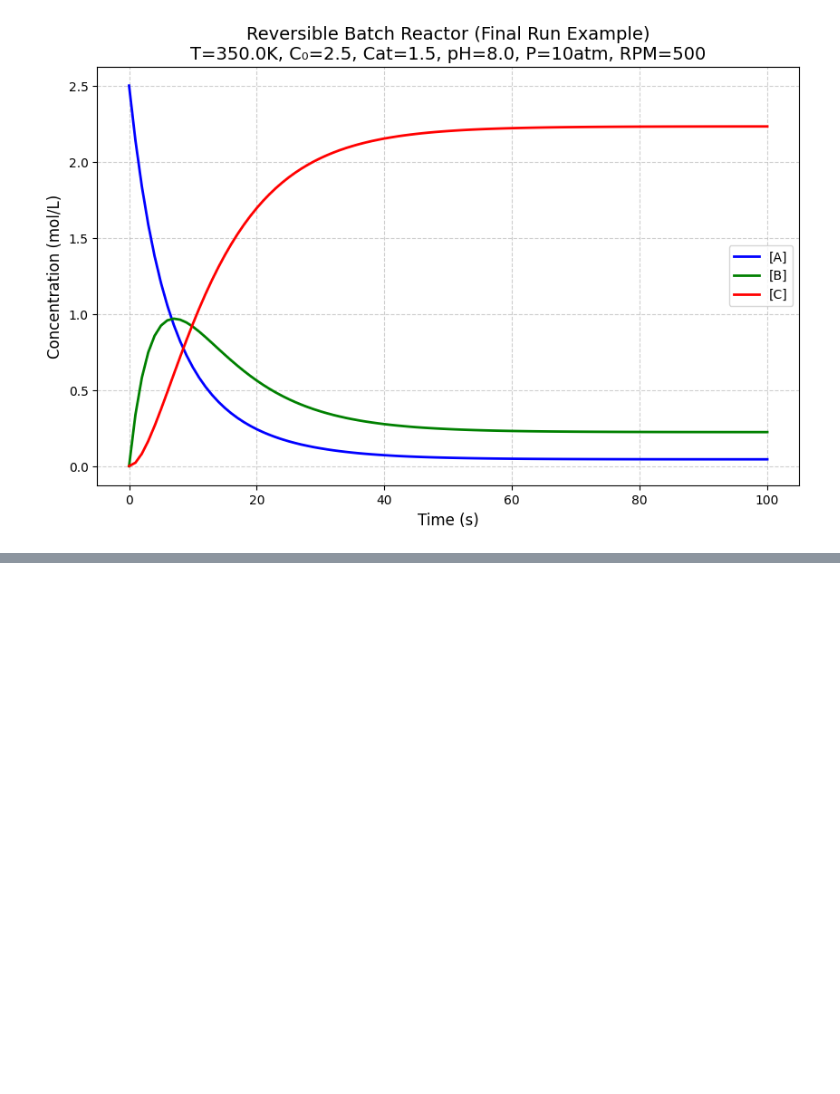
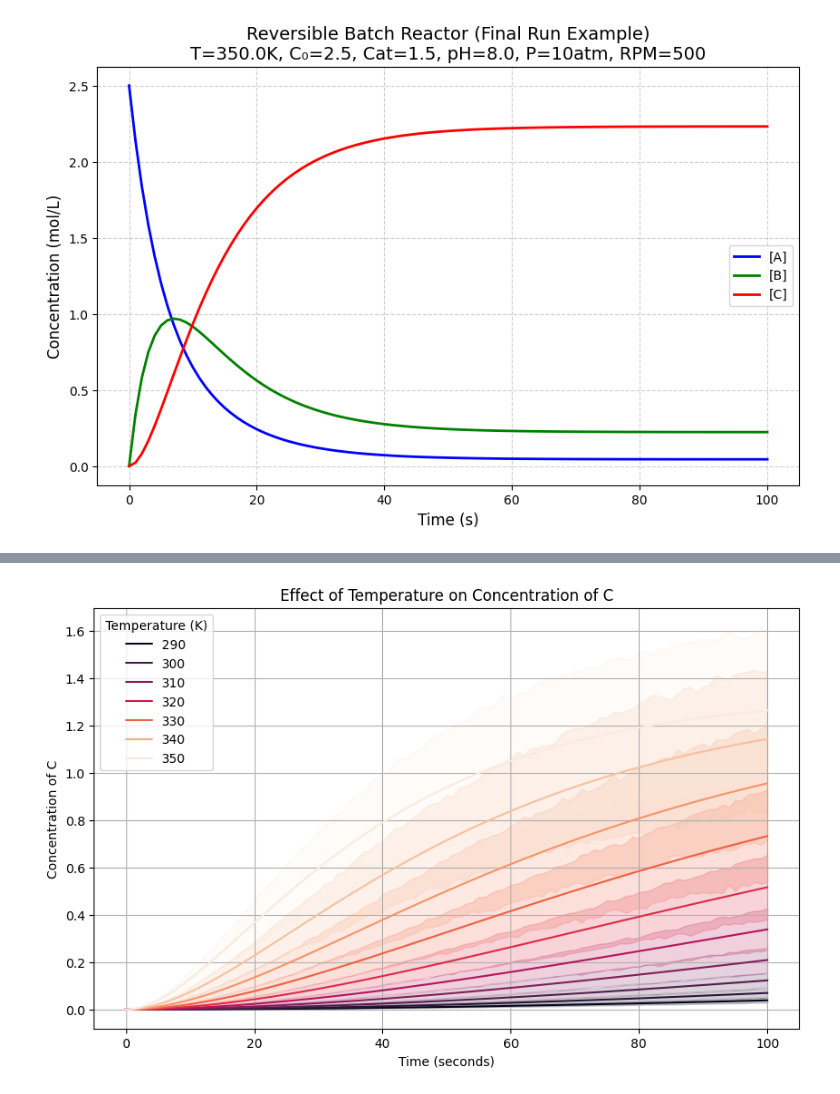
Before and after one commit to AdarshanandIITBHU/Batch_Reactor_project, a Jupyter notebook: Modelling.ipynb, the cells around one changed output, grey strips where cells are left out. Saved outputs shown, nothing was run; the diff lists cells and outputs as text; code cells hidden in the pictures; blank space fills up the shorter version.

```diff
--- a/Modelling.ipynb
+++ b/Modelling.ipynb
@@ -130,0 +154,20 @@ plt.show()
+# %%
+
+df_temp_effect = final_df[
+    (final_df['pH'] == 7.0) &
+    (final_df['Catalyst'] == 0.5) &
+    (final_df['Pressure'] == 1) &
+    (final_df['RPM'] == 500)
+]
+
+plt.figure(figsize=(10, 6))
+sns.lineplot(data=df_temp_effect, x='Time', y='C', hue='Temperature', palette='rocket')
+
+plt.title('Effect of Temperature on Concentration of C')
+plt.xlabel('Time (seconds)')
+plt.ylabel('Concentration of C')
+plt.grid(True)
+plt.legend(title='Temperature (K)')
+plt.show()
+# %% [output]
+[figure, added]
```
Also changed, not shown: parts of 3 cells of this notebook.
